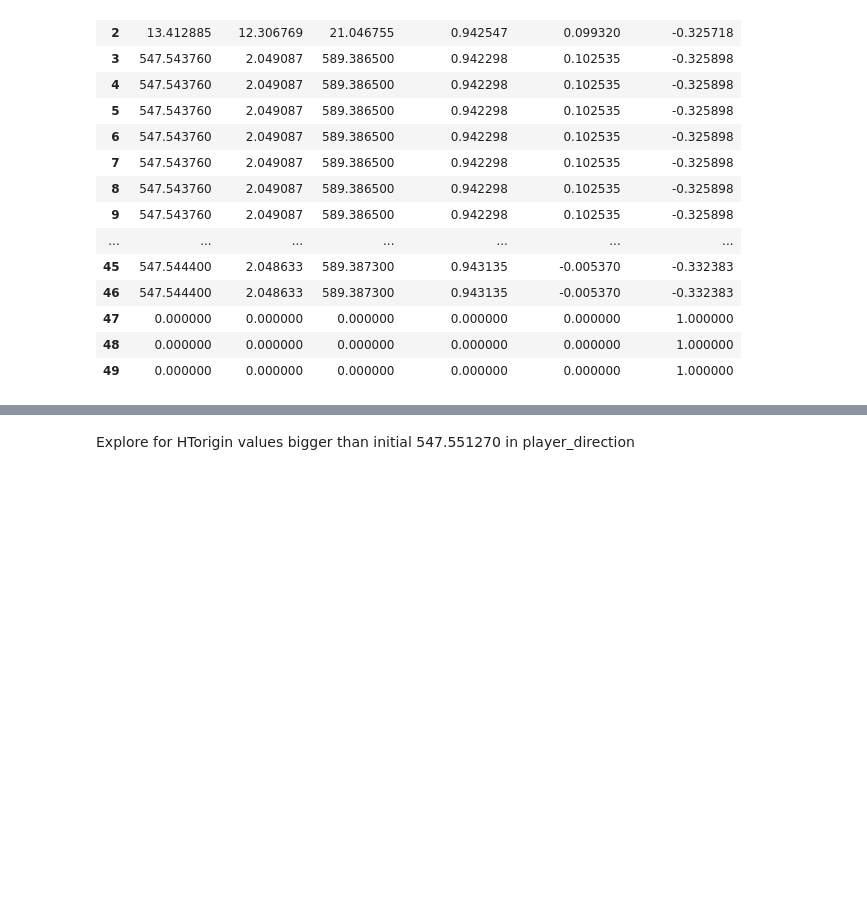
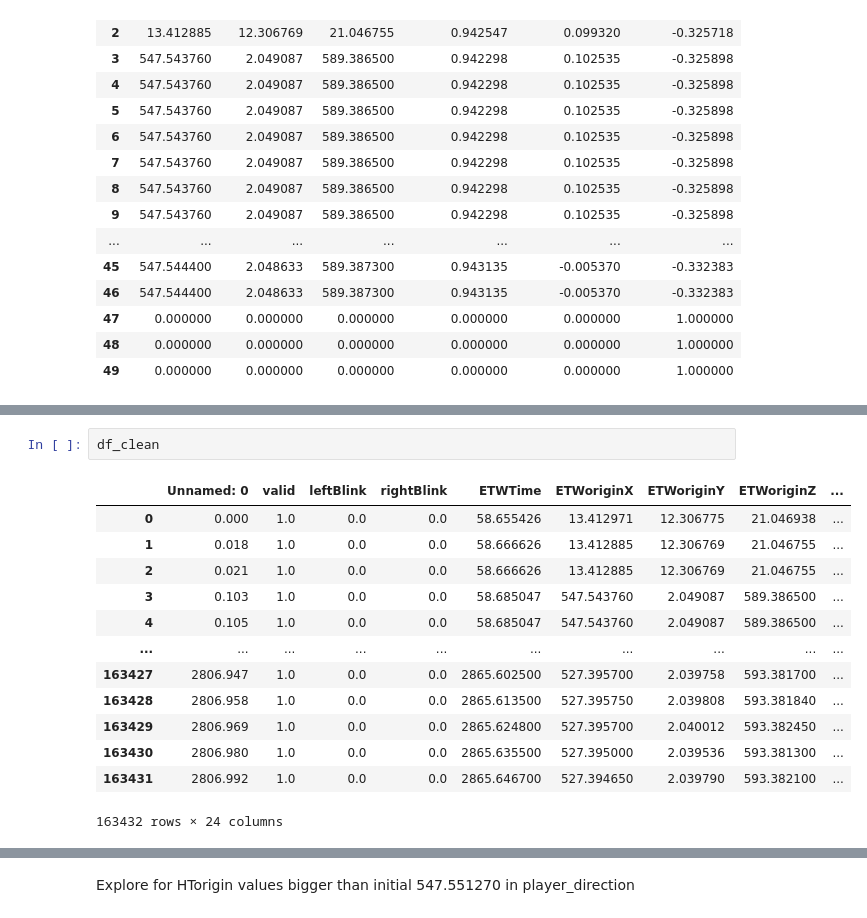
Before and after one commit to JohnMadrid/VillageBehavioralWalk, a Jupyter notebook: positions_filtering.ipynb, the cells around one changed output, grey strips where cells are left out. Drawn from its saved outputs; the diff is of its cells as text; blank space fills up the shorter version.

```diff
--- a/positions_filtering.ipynb
+++ b/positions_filtering.ipynb
@@ -290,0 +296,16 @@ eyes_local_direction.head(50)
+# %%
+df_clean
+# %% [output]
+|  | Unnamed: 0 | valid | leftBlink | rightBlink | ETWTime | ETWoriginX | ETWoriginY | ETWoriginZ | ... |
+| 0 | 0.000 | 1.0 | 0.0 | 0.0 | 58.655426 | 13.412971 | 12.306775 | 21.046938 | ... |
+| 1 | 0.018 | 1.0 | 0.0 | 0.0 | 58.666626 | 13.412885 | 12.306769 | 21.046755 | ... |
+| 2 | 0.021 | 1.0 | 0.0 | 0.0 | 58.666626 | 13.412885 | 12.306769 | 21.046755 | ... |
+| 3 | 0.103 | 1.0 | 0.0 | 0.0 | 58.685047 | 547.543760 | 2.049087 | 589.386500 | ... |
+| 4 | 0.105 | 1.0 | 0.0 | 0.0 | 58.685047 | 547.543760 | 2.049087 | 589.386500 | ... |
+| ... | ... | ... | ... | ... | ... | ... | ... | ... | ... |
+| 163427 | 2806.947 | 1.0 | 0.0 | 0.0 | 2865.602500 | 527.395700 | 2.039758 | 593.381700 | ... |
+| 163428 | 2806.958 | 1.0 | 0.0 | 0.0 | 2865.613500 | 527.395750 | 2.039808 | 593.381840 | ... |
+| 163429 | 2806.969 | 1.0 | 0.0 | 0.0 | 2865.624800 | 527.395700 | 2.040012 | 593.382450 | ... |
+| 163430 | 2806.980 | 1.0 | 0.0 | 0.0 | 2865.635500 | 527.395000 | 2.039536 | 593.381300 | ... |
+| 163431 | 2806.992 | 1.0 | 0.0 | 0.0 | 2865.646700 | 527.394650 | 2.039790 | 593.382100 | ... |
+163432 rows × 24 columns
```
Also changed, not shown: parts of 5 cells of this notebook.
